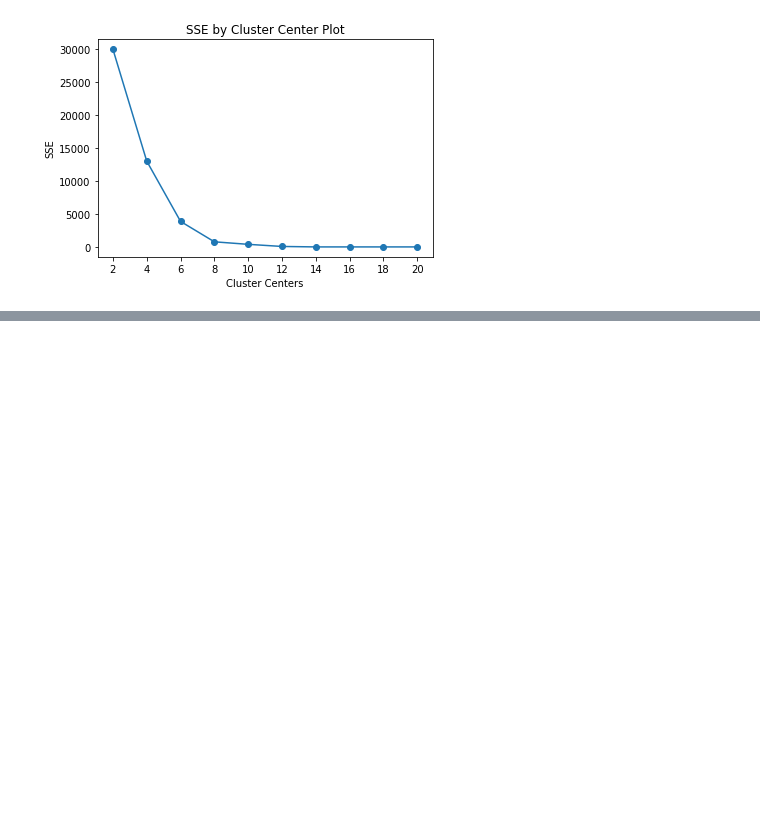
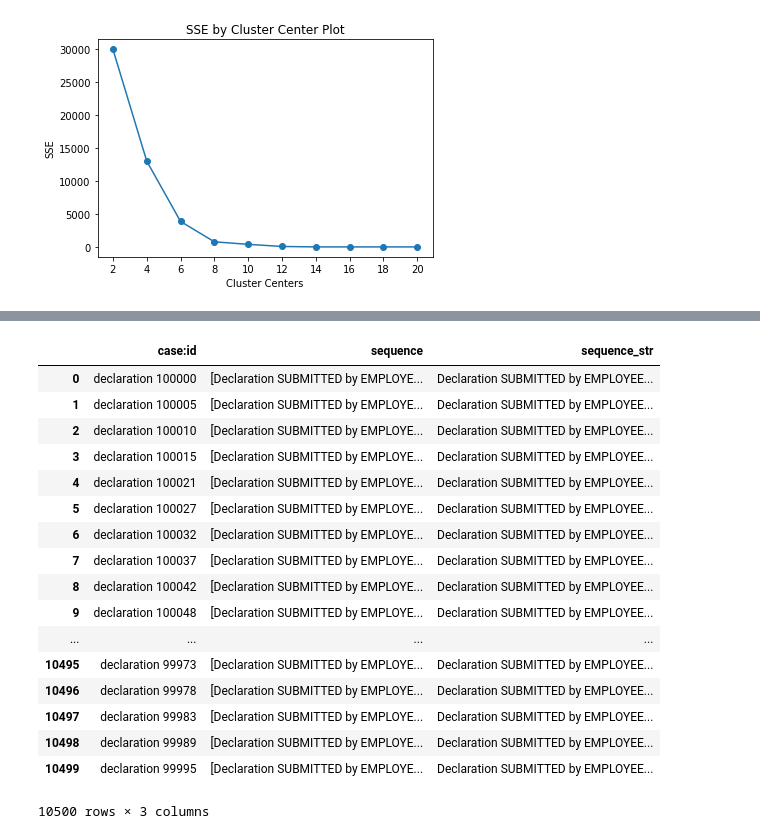
Before and after one commit to Lariiii/context-based-abstraction, a Jupyter notebook: Event_Clustering.ipynb, the cells around one changed output, grey strips where cells are left out. Cells and saved outputs as stored; diff of their text form; code cells hidden in the pictures; blank space fills up the shorter version.

```diff
--- a/Event_Clustering.ipynb
+++ b/Event_Clustering.ipynb
@@ -65,0 +123,22 @@ payment,pre_approver,request,saved,submitted,supervisor,declaration,budget,owner
+# %%
+eval_df["sequence_str"] = eval_df["sequence"].str.join(",")
+eval_df
+# %% [output]
+|  | case:id | sequence | sequence_str |
+| 0 | declaration 100000 | [Declaration SUBMITTED by EMPLOYE... | Declaration SUBMITTED by EMPLOYEE... |
+| 1 | declaration 100005 | [Declaration SUBMITTED by EMPLOYE... | Declaration SUBMITTED by EMPLOYEE... |
+| 2 | declaration 100010 | [Declaration SUBMITTED by EMPLOYE... | Declaration SUBMITTED by EMPLOYEE... |
+| 3 | declaration 100015 | [Declaration SUBMITTED by EMPLOYE... | Declaration SUBMITTED by EMPLOYEE... |
+| 4 | declaration 100021 | [Declaration SUBMITTED by EMPLOYE... | Declaration SUBMITTED by EMPLOYEE... |
+| 5 | declaration 100027 | [Declaration SUBMITTED by EMPLOYE... | Declaration SUBMITTED by EMPLOYEE... |
+| 6 | declaration 100032 | [Declaration SUBMITTED by EMPLOYE... | Declaration SUBMITTED by EMPLOYEE... |
+| 7 | declaration 100037 | [Declaration SUBMITTED by EMPLOYE... | Declaration SUBMITTED by EMPLOYEE... |
+| 8 | declaration 100042 | [Declaration SUBMITTED by EMPLOYE... | Declaration SUBMITTED by EMPLOYEE... |
+| 9 | declaration 100048 | [Declaration SUBMITTED by EMPLOYE... | Declaration SUBMITTED by EMPLOYEE... |
+| ... | ... | ... | ... |
+| 10495 | declaration 99973 | [Declaration SUBMITTED by EMPLOYE... | Declaration SUBMITTED by EMPLOYEE... |
+| 10496 | declaration 99978 | [Declaration SUBMITTED by EMPLOYE... | Declaration SUBMITTED by EMPLOYEE... |
+| 10497 | declaration 99983 | [Declaration SUBMITTED by EMPLOYE... | Declaration SUBMITTED by EMPLOYEE... |
+| 10498 | declaration 99989 | [Declaration SUBMITTED by EMPLOYE... | Declaration SUBMITTED by EMPLOYEE... |
+| 10499 | declaration 99995 | [Declaration SUBMITTED by EMPLOYE... | Declaration SUBMITTED by EMPLOYEE... |
+10500 rows × 3 columns
```
Also changed, not shown: parts of 14 cells of this notebook.
